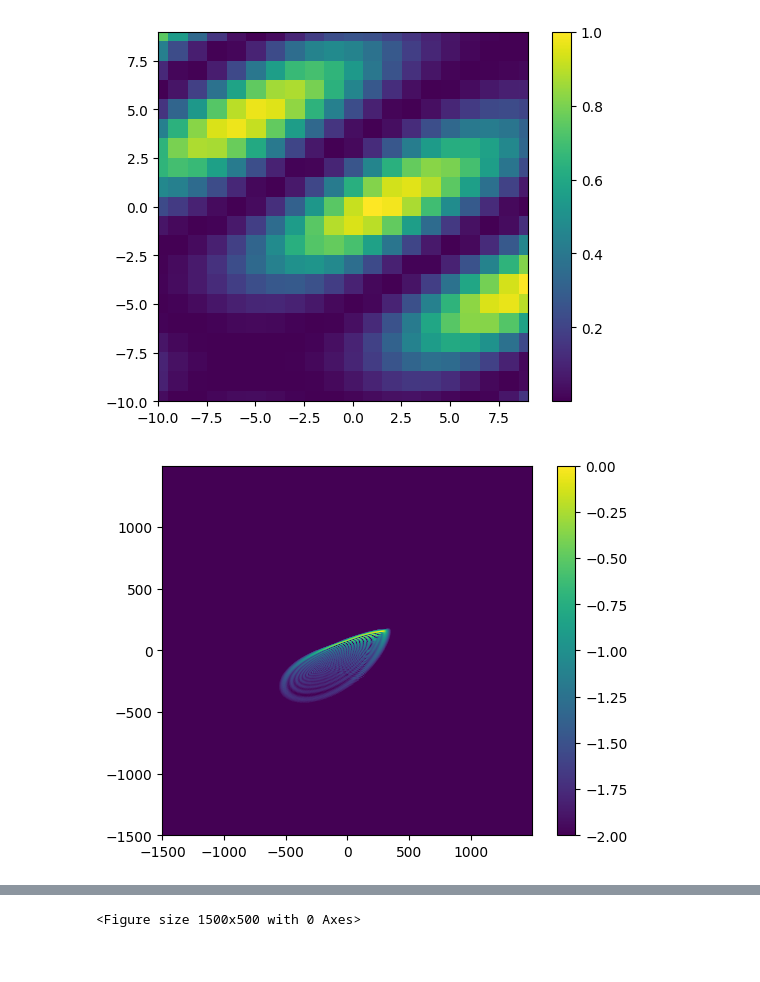
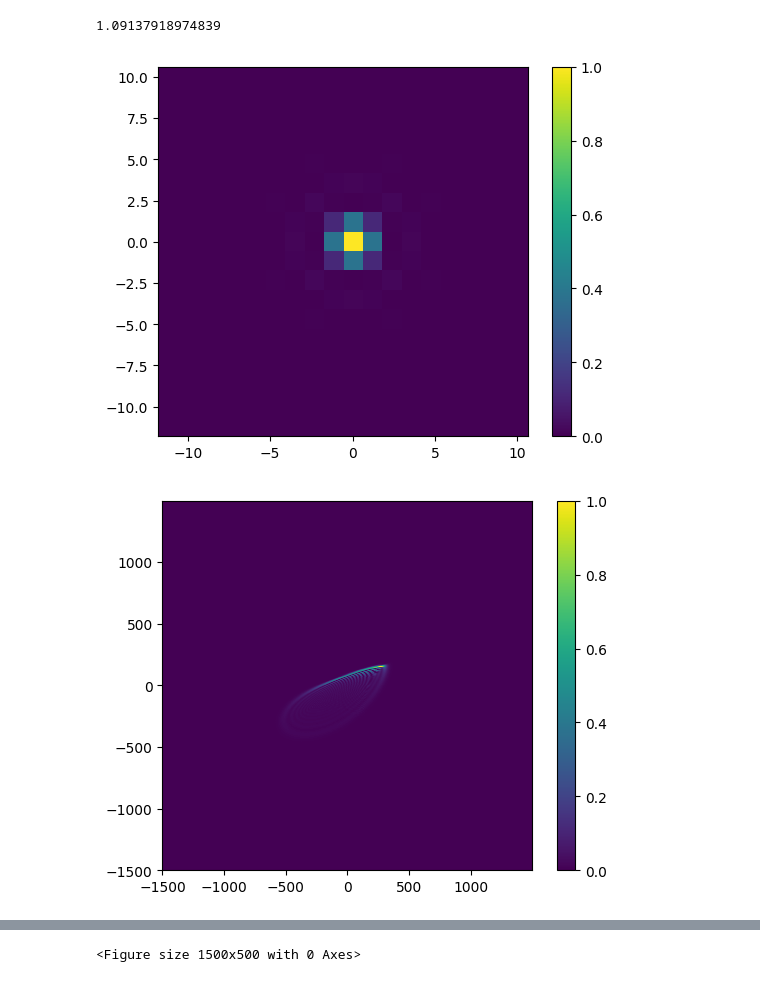
Before and after one commit to papjey/AO_model, a Jupyter notebook: examples/test.ipynb, the cells around one changed output, grey strips where cells are left out. Saved outputs shown, nothing was run; the diff lists cells and outputs as text; code cells hidden in the pictures.

```diff
--- a/examples/test.ipynb
+++ b/examples/test.ipynb
@@ -49,6 +79,28 @@ plt.show()
+# %%
+#focal_grid = make_focal_grid(q=1, num_airy=10, spatial_resolution=1)
+focal_grid = make_focal_grid_from_pupil_grid(pupil_grid, num_airy=10)
+focal_grid = focal_grid.scaled(wavelength)
+#Aperture function
+
+#The propagator.
+prop = FraunhoferPropagator(aperture.grid, focal_grid, focal_length=1)
+#Now we propagate it to the focal plane.
+focal_wavefront = prop.forward(pupil_wavefront_flat)
+print(focal_wavefront.total_power)
+#imshow_field(np.log10(focal_wavefront.intensity/focal_wavefront.intensity.max()), vmin=-1)
+imshow_field(focal_wavefront.intensity/focal_wavefront.intensity.max(), vmin=0, grid_units=0.5e-6)
+plt.colorbar()
+plt.show()
+# imshow_field(focal_wavefront.amplitude, vmin=0, grid_units=0.5e-6)
+# plt.colorbar()
+# plt.show()
+# %% [output]
+1.09137918974839
+[figure, added]
 # %%
-focal_grid = make_focal_grid(q=1, num_airy=10, spatial_resolution=1)
-#focal_grid = make_focal_grid_from_pupil_grid(pupil_grid, q=1)
+focal_grid = make_focal_grid(q=1, num_airy=1500, spatial_resolution=1)
+#focal_grid = make_focal_grid
+# _from_pupil_grid(pupil_grid, q=1)
 #Aperture function
 
 #The propagator.
@@ -56,27 +108,11 @@ prop = FraunhoferPropagator(aperture.grid, focal_grid, focal_length=2)
 #Now we propagate it to the focal plane.
 focal_wavefront = prop.forward(pupil_wavefront)
 
-#imshow_field(np.log10(focal_wavefront.intensity/focal_wavefront.intensity.max()), vmin=-1)
-imshow_field(focal_wavefront.intensity/focal_wavefront.intensity.max())
+imshow_field(focal_wavefront.intensity/focal_wavefront.intensity.max(), vmin=0)
+#imshow_field(focal_wavefront.intensity/focal_wavefront.intensity.max())
 plt.colorbar()
 plt.show()
 # %% [output]
-[figure, old version]
+[figure, new version]
-# %%
-focal_grid = make_focal_grid(q=1, num_airy=1500, spatial_resolution=1)
-#focal_grid = make_focal_grid_from_pupil_grid(pupil_grid, q=1)
-#Aperture function
-
-#The propagator.
-prop = FraunhoferPropagator(aperture.grid, focal_grid, focal_length=2)
-#Now we propagate it to the focal plane.
-focal_wavefront = prop.forward(pupil_wavefront)
-
-imshow_field(np.log10(focal_wavefront.intensity/focal_wavefront.intensity.max()), vmin=-2)
-#imshow_field(focal_wavefront.intensity/focal_wavefront.intensity.max())
-plt.colorbar()
-plt.show()
-# %% [output]
-[figure, removed]
 # %%
 flatfield = 0 # 5% flat field error
```
Also changed, not shown: parts of 3 cells of this notebook.
